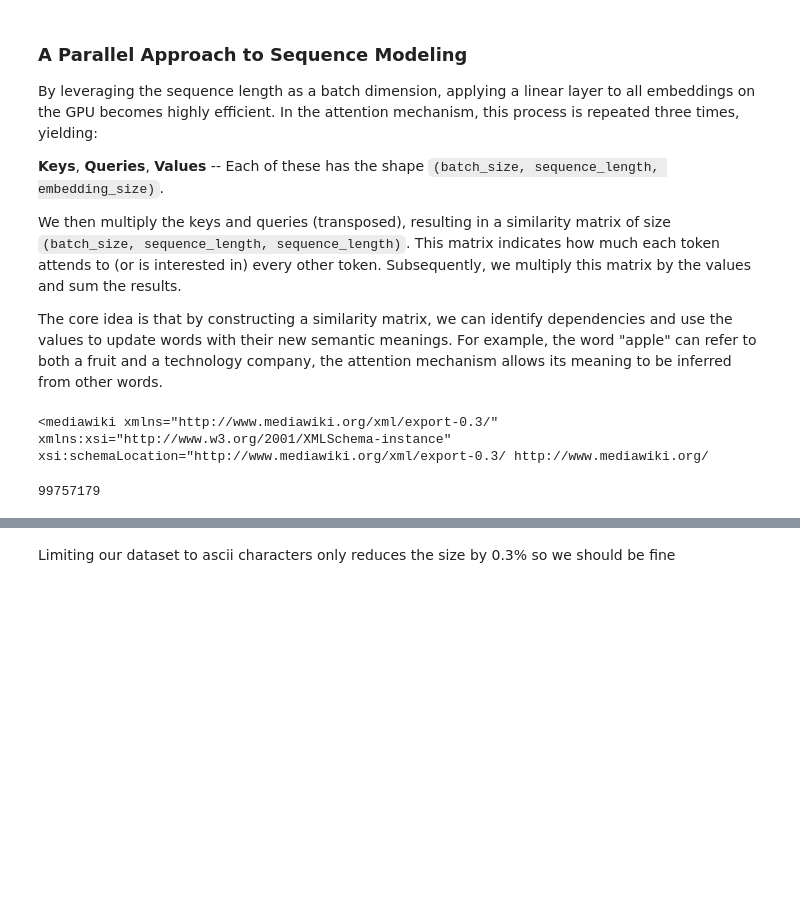
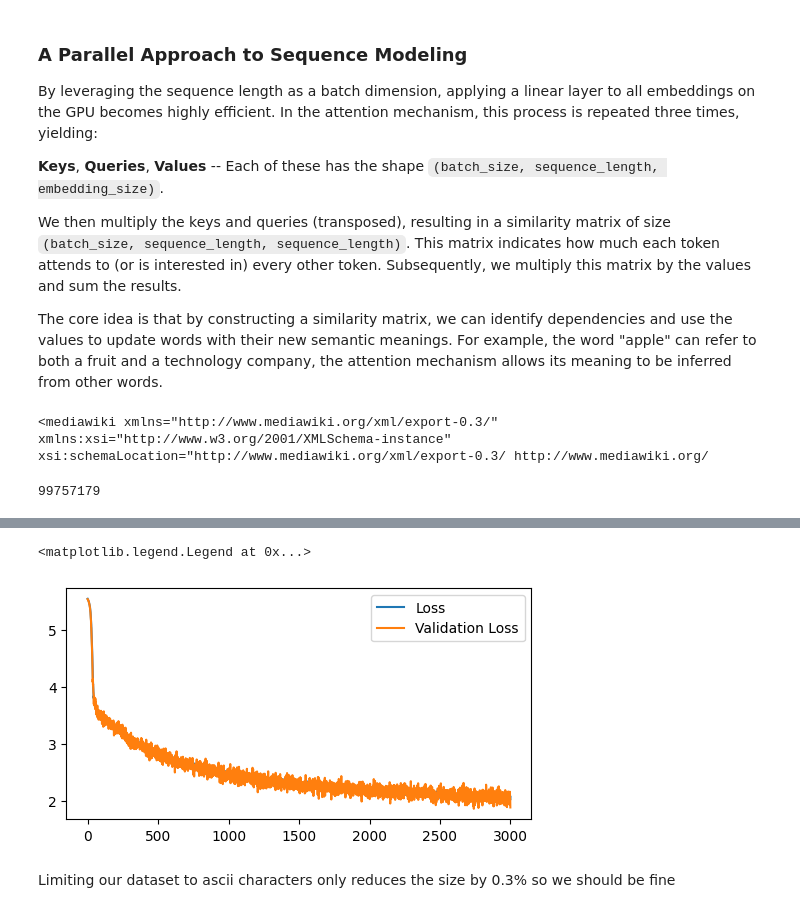
Before and after one commit to LucaM185/GPTs-from-scratch, a Jupyter notebook: 7 - Attention.ipynb, the cells around one changed output, grey strips where cells are left out. Cells and saved outputs as stored; diff of their text form; code cells hidden in the pictures; blank space fills up the shorter version.

```diff
--- a/7 - Attention.ipynb
+++ b/7 - Attention.ipynb
@@ -43,14 +44,68 @@ inttotext = {i: chr(i) for i in range(256)}
 dataset = torch.tensor([texttoint[c] for c in load if c in texttoint])
 
 vocab_size = len(texttoint)
-sequence_length = 128
+sequence_length = 20
+val_set = int(len(dataset)*0.1)
 
-val_set = int(len(dataset)*0.1)
-inputs = MyInputs(dataset[val_set:-sequence_length], sequence_length)
-labels = dataset[val_set+sequence_length:]
+inputs = MyInputs(dataset[val_set:-1-sequence_length], sequence_length)
+labels = MyInputs(dataset[val_set+1:-sequence_length], sequence_length)
 val_inputs = MyInputs(dataset[:val_set], sequence_length)
-val_labels = dataset[sequence_length:val_set+sequence_length]
+val_labels = MyInputs(dataset[1:val_set+1], sequence_length)
 
 print(len(dataset))
 # %% [output]
 99757179
+# %%
+class Model(nn.Module):
+    def __init__(self, emb_size, hidden_size, n_layers):
+        super().__init__()
+        self.embeddings = nn.Embedding(vocab_size, emb_size)
+        self.fc_in = nn.Linear(emb_size*sequence_length, hidden_size)
+        self.fc_hidden = nn.ModuleList([nn.Linear(hidden_size, hidden_size) for _ in range(n_layers)]) # this is a list of linear layers
+        self.fc_out = nn.Linear(hidden_size, vocab_size)
+
+    def forward(self, inputs):
+        emb = self.embeddings(inputs).view(inputs.shape[0], -1)
+        x = F.gelu(self.fc_in(emb))
+        for hidden in self.fc_hidden:    # iterating over hidden layers
+            x = F.gelu(hidden(x))  # applying each hidden layer
+        return self.fc_out(x)
+
+device = torch.device("cuda" if torch.cuda.is_available() else "mps" if torch.mps.is_available() else "cpu")
+model = Model(emb_size=16, hidden_size=128, n_layers=2).to(device)
+print(f"Millions of parameters: {sum(p.numel() for p in model.parameters())/1e6:.2f}")
+
+epochs = 3000
+batch_size = 4096
+optimizer = torch.optim.Adam(model.parameters(), lr=3e-4)  # 3e-4 is a good learning rate for Adam on big models
+
+lossi = []
+vlossi = []
+
+for epoch in range(epochs):
+    indexes = torch.randint(0, len(inputs), (batch_size,))
+
+    pred = model(inputs[indexes].to(device))
+    loss = F.cross_entropy(pred, labels[indexes][:, -1].to(device))
+
+    loss.backward()
+    optimizer.step()
+    optimizer.zero_grad()
+
+    lossi.append(loss.item())
+
+    with torch.no_grad():
+        indexes = torch.randint(0, len(val_inputs), (batch_size//8,))
+        pred = model(val_inputs[indexes].to(device))
+        vloss = F.cross_entropy(pred, val_labels[indexes][:, -1].to(device))
+        vlossi.append(vloss.item())
+
+    if epoch % (epochs//10) == 0:
+        print(f"Epoch {epoch:_>4d} - Loss: {loss.item():.3f} - Val Loss: {vloss.item():.3f}")
+
+
+plt.figure(figsize=(6, 3))
+plt.plot(lossi, label='Loss')
+plt.plot(vlossi, label='Validation Loss')
+plt.legend()
+# %% [output]
@@ -57,2 +123,4 @@ print(len(dataset))
+<matplotlib.legend.Legend at 0x...>
+[figure, added]
 # %% [markdown]
 Limiting our dataset to ascii characters only reduces the size by 0.3% so we should be fine
```
Also changed, not shown: parts of 22 cells of this notebook.
